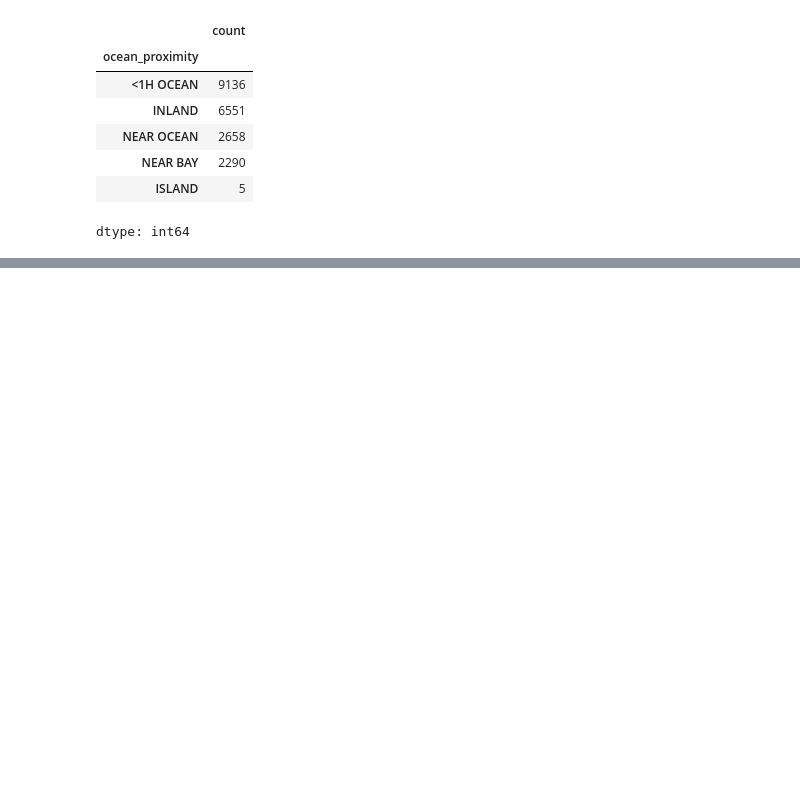
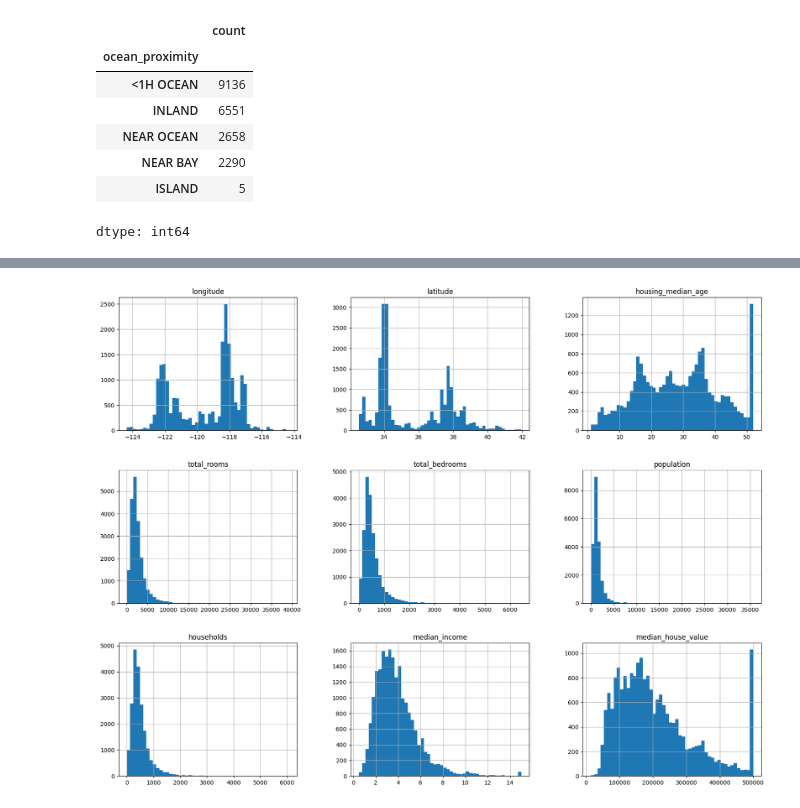
Before and after one commit to goldfishdolphin/real-estate-machine-learning, a Jupyter notebook: Housing.ipynb, the cells around one changed output, grey strips where cells are left out. Cells and saved outputs as stored; diff of their text form; code cells hidden in the pictures; blank space fills up the shorter version.

```diff
--- a/Housing.ipynb
+++ b/Housing.ipynb
@@ -68,0 +81,6 @@ dtype: int64
+# %%
+import matplotlib.pyplot as plt
+housing.hist(bins=50, figsize=(20,15))
+plt.show()
+# %% [output]
+[figure, added]
```
Also changed, not shown: parts of 1 cell of this notebook.
